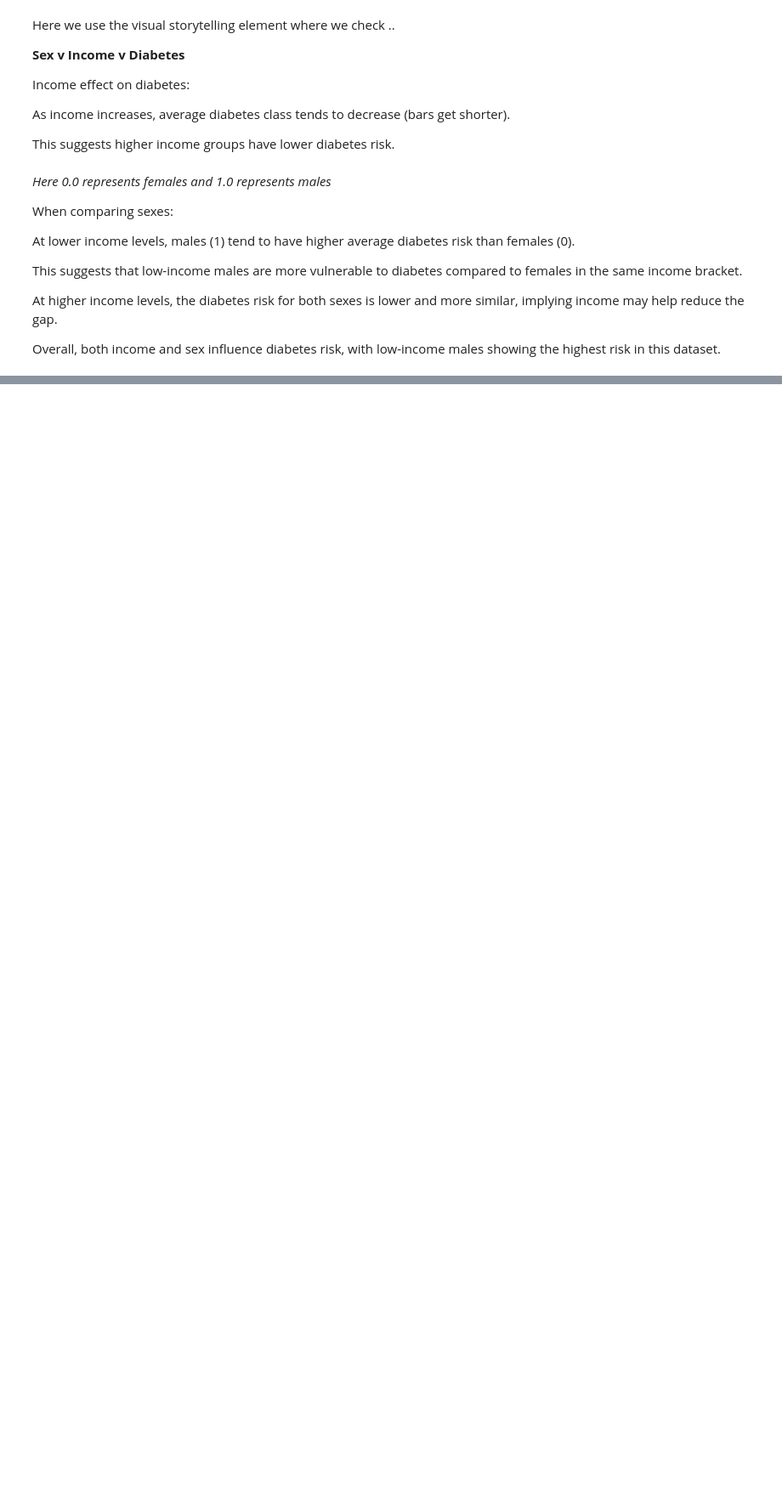
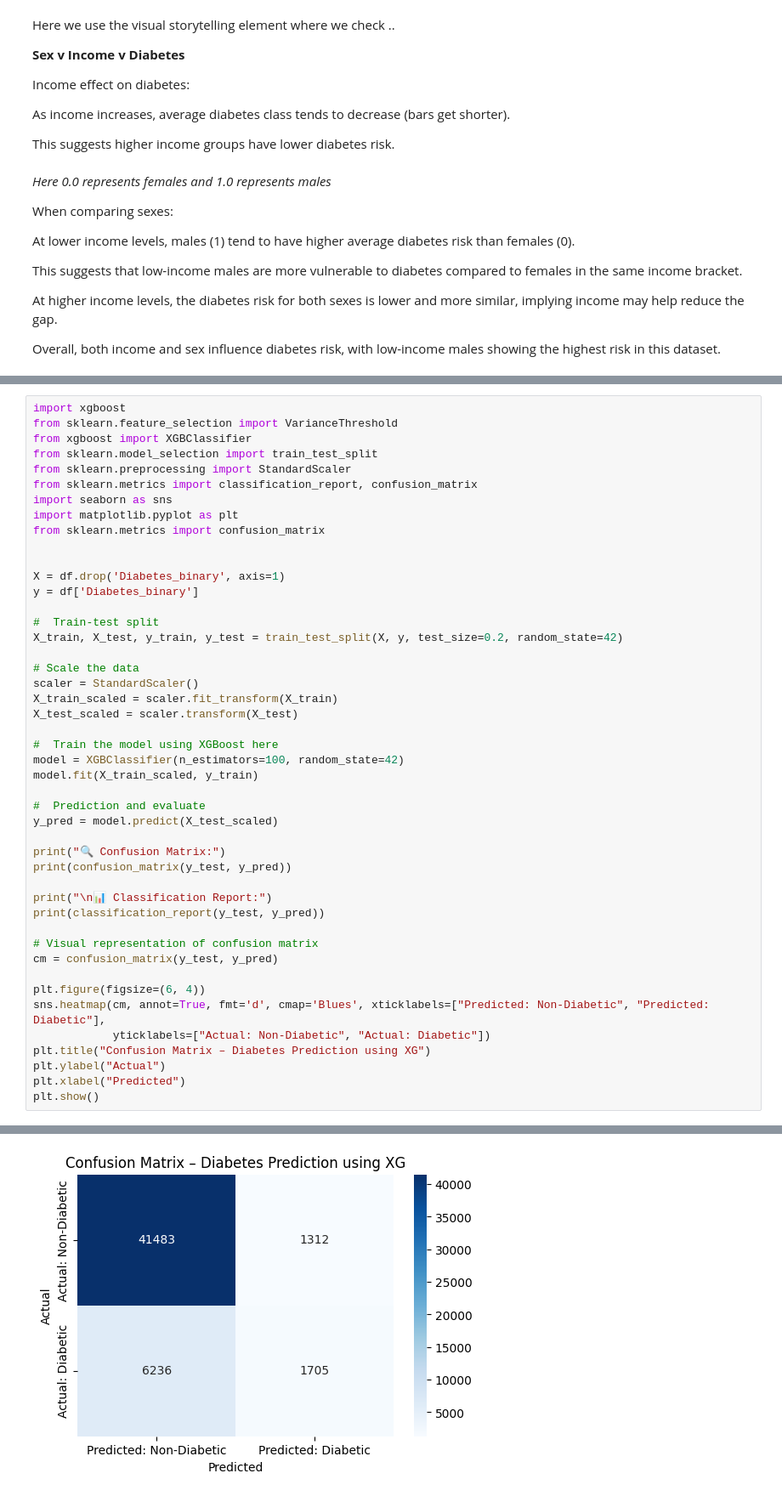
Before and after one commit to chrisjason0505/DIABETES-HEALTH-INDICATORS-DS, a Jupyter notebook: diabetesindicators.ipynb, the cells around one changed output, grey strips where cells are left out. Shown at 85% size. Saved outputs shown, nothing was run; the diff lists cells and outputs as text; blank space fills up the shorter version.

```diff
--- a/diabetesindicators.ipynb
+++ b/diabetesindicators.ipynb
@@ -203,0 +445,47 @@ Overall, both income and sex influence diabetes risk, with low-income males show
+# %%
+import xgboost
+from sklearn.feature_selection import VarianceThreshold
+from xgboost import XGBClassifier
+from sklearn.model_selection import train_test_split
+from sklearn.preprocessing import StandardScaler
+from sklearn.metrics import classification_report, confusion_matrix
+import seaborn as sns
+import matplotlib.pyplot as plt
+from sklearn.metrics import confusion_matrix
+
+
+X = df.drop('Diabetes_binary', axis=1)
+y = df['Diabetes_binary']
+
+#  Train-test split
+X_train, X_test, y_train, y_test = train_test_split(X, y, test_size=0.2, random_state=42)
+
+# Scale the data
+scaler = StandardScaler()
+X_train_scaled = scaler.fit_transform(X_train)
+X_test_scaled = scaler.transform(X_test)
+
+#  Train the model using XGBoost here
+model = XGBClassifier(n_estimators=100, random_state=42)
+model.fit(X_train_scaled, y_train)
+
+#  Prediction and evaluate
+y_pred = model.predict(X_test_scaled)
+
+print("🔍 Confusion Matrix:")
+print(confusion_matrix(y_test, y_pred))
+
+print("\n📊 Classification Report:")
+print(classification_report(y_test, y_pred))
+
+# Visual representation of confusion matrix
+cm = confusion_matrix(y_test, y_pred)
+
+plt.figure(figsize=(6, 4))
+sns.heatmap(cm, annot=True, fmt='d', cmap='Blues', xticklabels=["Predicted: Non-Diabetic", "Predicted: Diabetic"],
+            yticklabels=["Actual: Non-Diabetic", "Actual: Diabetic"])
+plt.title("Confusion Matrix – Diabetes Prediction using XG")
+plt.ylabel("Actual")
+plt.xlabel("Predicted")
+plt.show()
+# %% [output]
@@ -203,0 +505 @@ Overall, both income and sex influence diabetes risk, with low-income males show
+[figure, added]
```
Also changed, not shown: parts of 42 cells of this notebook.
